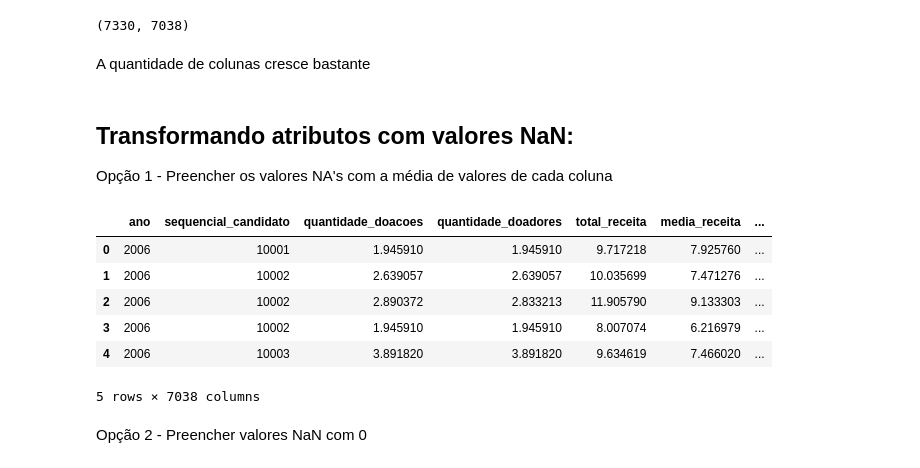
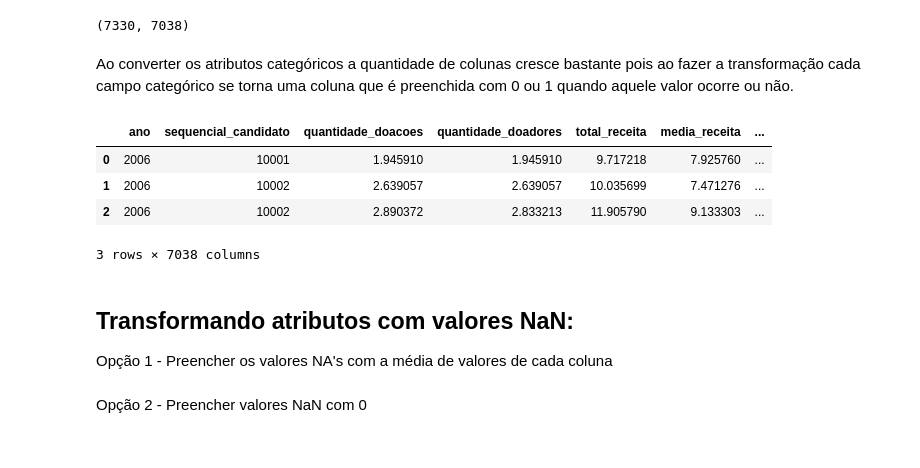
Before and after one commit to Lorenaps/aprendizagem-maquina, a Jupyter notebook: previsao_votacao_deputados/previsao_votacao_deputados.ipynb, the cells around one changed output. Cells and saved outputs as stored; diff of their text form; code cells hidden in the pictures.

```diff
--- a/previsao_votacao_deputados/previsao_votacao_deputados.ipynb
+++ b/previsao_votacao_deputados/previsao_votacao_deputados.ipynb
@@ -206,22 +208,21 @@ eleicoes = pd.get_dummies(eleicoes)
 eleicoes.shape
 # %% [output]
 (7330, 7038)
-# %% [markdown]
-A quantidade de colunas cresce bastante
+# %% [markdown]
+Ao converter os atributos categóricos a quantidade de colunas cresce bastante pois ao fazer a transformação cada campo categórico se torna uma coluna que é preenchida com 0 ou 1 quando aquele valor ocorre ou não.
+# %%
+eleicoes[:3]
+# %% [output]
+|  | ano | sequencial_candidato | quantidade_doacoes | quantidade_doadores | total_receita | media_receita | ... |
+| 0 | 2006 | 10001 | 1.945910 | 1.945910 | 9.717218 | 7.925760 | ... |
+| 1 | 2006 | 10002 | 2.639057 | 2.639057 | 10.035699 | 7.471276 | ... |
+| 2 | 2006 | 10002 | 2.890372 | 2.833213 | 11.905790 | 9.133303 | ... |
+3 rows × 7038 columns
 # %% [markdown]
 ## Transformando atributos com valores NaN:
 Opção 1 - Preencher os valores NA's com a média de valores de cada coluna
 # %%
 eleicoes_mean = eleicoes.fillna(eleicoes.mean())
-eleicoes_mean[:5]
-# %% [output]
-|  | ano | sequencial_candidato | quantidade_doacoes | quantidade_doadores | total_receita | media_receita | ... |
-| 0 | 2006 | 10001 | 1.945910 | 1.945910 | 9.717218 | 7.925760 | ... |
-| 1 | 2006 | 10002 | 2.639057 | 2.639057 | 10.035699 | 7.471276 | ... |
-| 2 | 2006 | 10002 | 2.890372 | 2.833213 | 11.905790 | 9.133303 | ... |
-| 3 | 2006 | 10002 | 1.945910 | 1.945910 | 8.007074 | 6.216979 | ... |
-| 4 | 2006 | 10003 | 3.891820 | 3.891820 | 9.634619 | 7.466020 | ... |
-5 rows × 7038 columns
 # %% [markdown]
 Opção 2 - Preencher valores NaN com 0
 # %%
```
Also changed, not shown: parts of 29 cells of this notebook.
